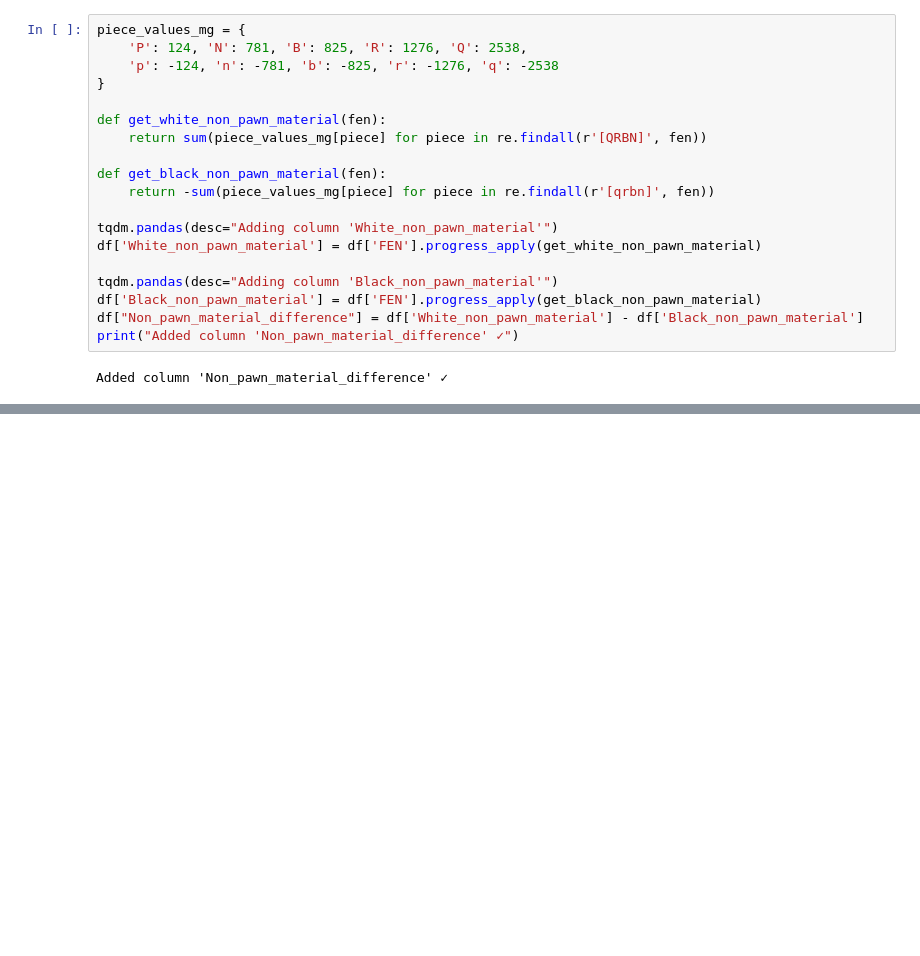
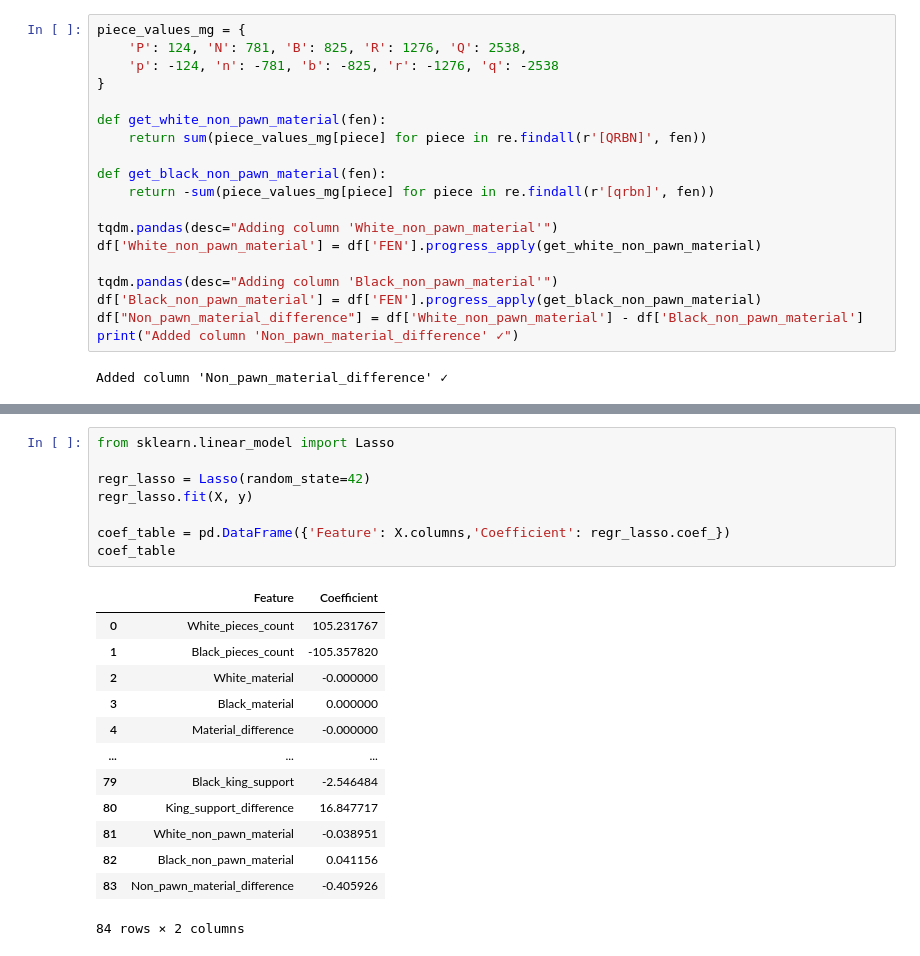
Before and after one commit to albert-ce/kaggle-chess-evaluations, a Jupyter notebook: Kaggle - Chess Evaluations.ipynb, the cells around one changed output, grey strips where cells are left out. Saved outputs shown, nothing was run; the diff lists cells and outputs as text; blank space fills up the shorter version.

```diff
--- a/Kaggle - Chess Evaluations.ipynb
+++ b/Kaggle - Chess Evaluations.ipynb
@@ -898,0 +1018,22 @@ Name: Evaluation, dtype: float64
+# %%
+from sklearn.linear_model import Lasso
+
+regr_lasso = Lasso(random_state=42)
+regr_lasso.fit(X, y)
+
+coef_table = pd.DataFrame({'Feature': X.columns,'Coefficient': regr_lasso.coef_})
+coef_table
+# %% [output]
+|  | Feature | Coefficient |
+| 0 | White_pieces_count | 105.231767 |
+| 1 | Black_pieces_count | -105.357820 |
+| 2 | White_material | -0.000000 |
+| 3 | Black_material | 0.000000 |
+| 4 | Material_difference | -0.000000 |
+| ... | ... | ... |
+| 79 | Black_king_support | -2.546484 |
+| 80 | King_support_difference | 16.847717 |
+| 81 | White_non_pawn_material | -0.038951 |
+| 82 | Black_non_pawn_material | 0.041156 |
+| 83 | Non_pawn_material_difference | -0.405926 |
+84 rows × 2 columns
```
Also changed, not shown: parts of 43 cells of this notebook.
